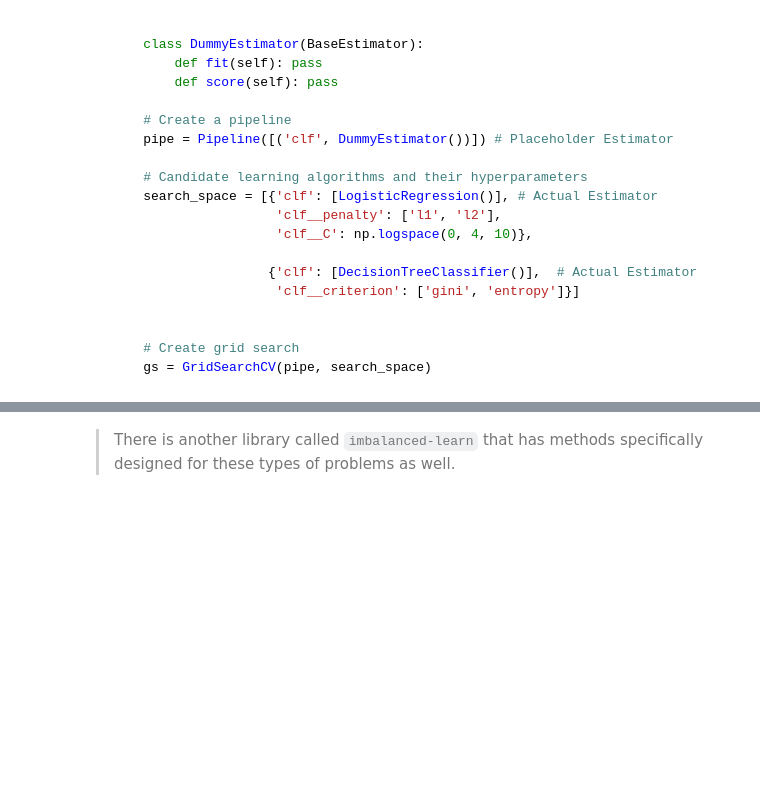
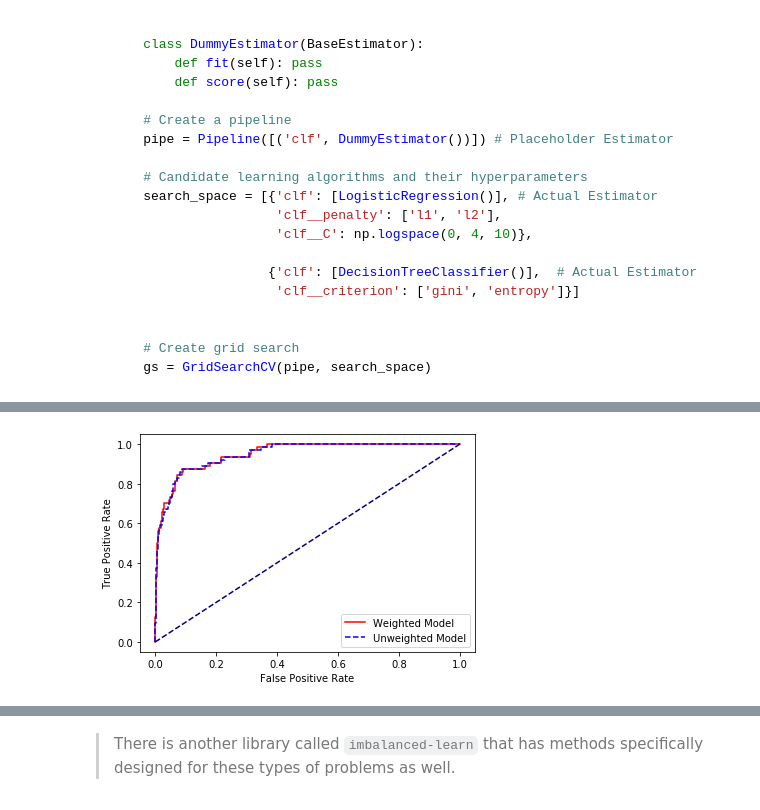
Before and after one commit to appliedecon/data602-lectures, a Jupyter notebook: week07/model-evaluation.ipynb, the cells around one changed output, grey strips where cells are left out. Cells and saved outputs as stored; diff of their text form; code cells hidden in the pictures; blank space fills up the shorter version.

Commit message:
Add files via upload
Added weight example

```diff
--- a/week07/model-evaluation.ipynb
+++ b/week07/model-evaluation.ipynb
@@ -893,0 +926,10 @@ You could get 90% accuracy by saying "NO" to every example (which is bad).
+# %%
+from sklearn.model_selection import train_test_split
+
+creditFeatures = [x for x in credit.columns if x != 'default']
+y = np.where(credit['default'] == 'Yes', 1, 0)
+
+X_train, X_test, y_train, y_test = train_test_split(credit[creditFeatures], y, test_size=0.20)
+
+print(f'Training examples: {X_train.shape[0]:,}')
+print(f'Test examples: {X_test.shape[0]:,}')
@@ -893,0 +968,7 @@ You could get 90% accuracy by saying "NO" to every example (which is bad).
+# %%
+creditbase = modeling_pipeline.fit(X_train, y_train)
+base_p = creditbase.predict(X_test)
+base_pr = creditbase.predict_proba(X_test)
+
+from sklearn.metrics import classification_report
+print(classification_report(y_test, base_p))
@@ -893,0 +987,4 @@ You could get 90% accuracy by saying "NO" to every example (which is bad).
+# %%
+param_grid = [
+  {'logreg__class_weight': [None, 'balanced'], 'logreg__C':[0.01, 0.1, 1, 10, 100]}
+ ]
@@ -893,0 +994,3 @@ You could get 90% accuracy by saying "NO" to every example (which is bad).
+# %%
+gcv_results = GridSearchCV(estimator=modeling_pipeline, param_grid=param_grid, scoring='recall', refit=True)
+gcv_results = gcv_results.fit(X_train, y_train)
@@ -893,0 +1034,21 @@ You could get 90% accuracy by saying "NO" to every example (which is bad).
+# %%
+from sklearn.metrics import roc_curve
+
+y_testpr = gcv_results.predict_proba(X_test)
+
+def generate_roc(y, probs):
+    fpr, tpr, _ = roc_curve(y, probs)
+    return fpr, tpr
+
+fpr_wgt, tpr_wgt = generate_roc(y_test, y_testpr[:,1])
+fpr_base, tpr_base = generate_roc(y_test, base_pr[:,1])
+
+plt.plot(fpr_wgt, tpr_wgt,'-r')
+plt.plot(fpr_base, tpr_base,'--b')
+plt.xlabel('False Positive Rate')
+plt.ylabel('True Positive Rate')
+plt.legend(['Weighted Model','Unweighted Model'])
+plt.plot([0, 1], [0, 1], color='navy', linestyle='--')
+plt.show()
+# %% [output]
+[figure, added]
```
Also changed, not shown: parts of 50 cells of this notebook.
